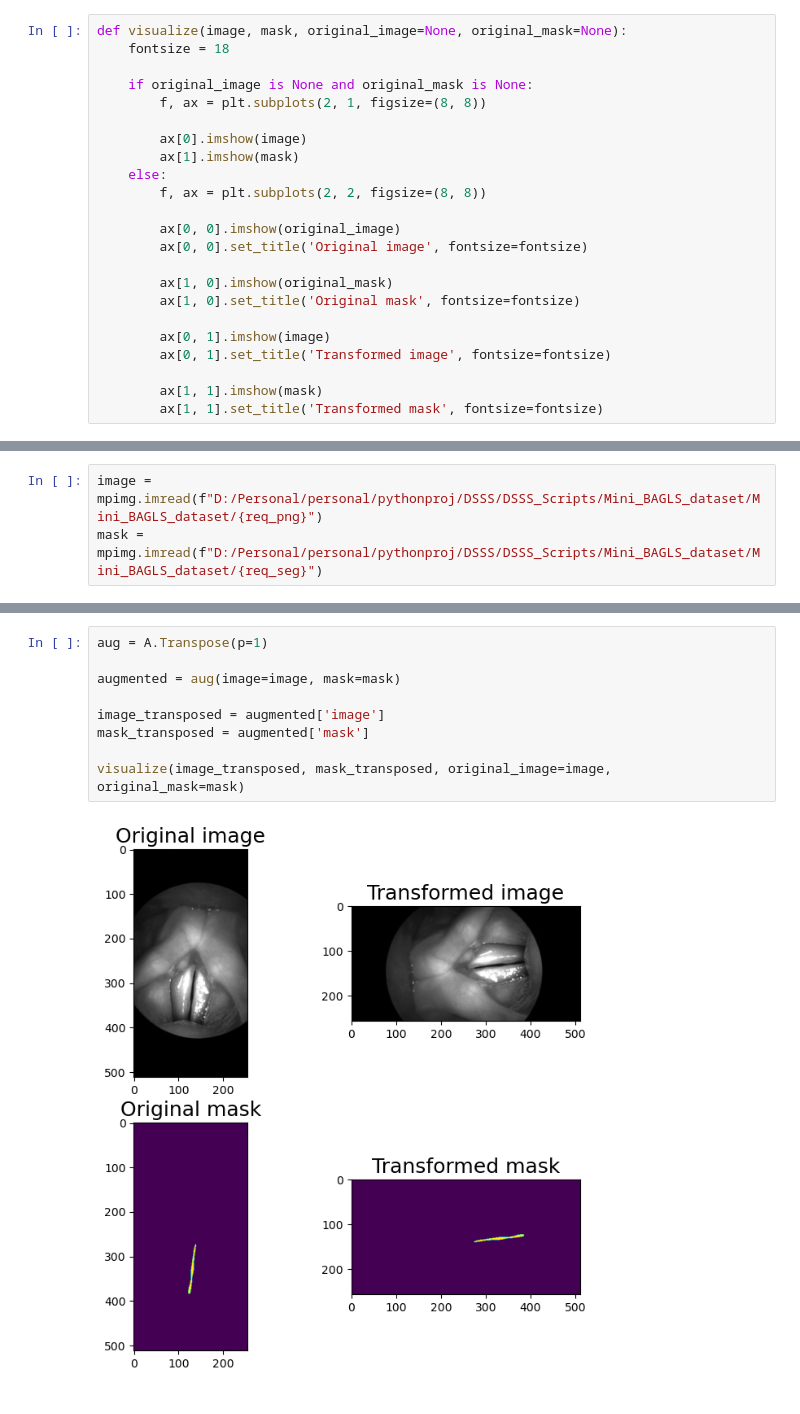
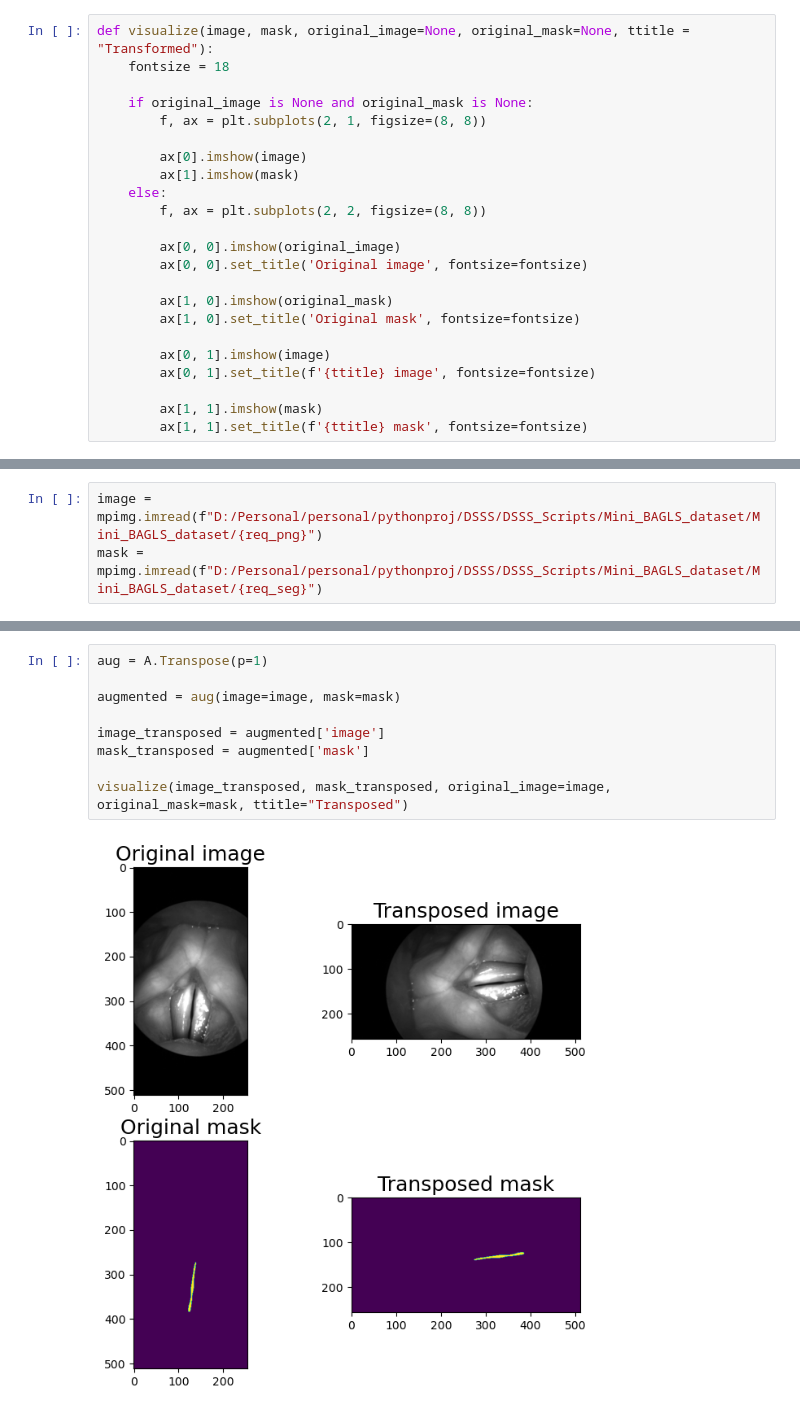
Before and after one commit to KavileBhagavathi/DSSS_Scripts, a Jupyter notebook: Assignment6/Assignment6.ipynb, the cells around one changed output, grey strips where cells are left out. Cells and saved outputs as stored; diff of their text form.

```diff
--- a/Assignment6/Assignment6.ipynb
+++ b/Assignment6/Assignment6.ipynb
@@ -153,7 +156,7 @@ def retrieve_seg_meta(rand_png,seg,meta):
             return_meta = metafile
     return return_seg,return_meta
 # %%
-def visualize(image, mask, original_image=None, original_mask=None):
+def visualize(image, mask, original_image=None, original_mask=None, ttitle = "Transformed"):
     fontsize = 18
 
     if original_image is None and original_mask is None:
@@ -171,10 +174,10 @@ def visualize(image, mask, original_image=None, original_mask=None):
         ax[1, 0].set_title('Original mask', fontsize=fontsize)
 
         ax[0, 1].imshow(image)
-        ax[0, 1].set_title('Transformed image', fontsize=fontsize)
+        ax[0, 1].set_title(f'{ttitle} image', fontsize=fontsize)
 
         ax[1, 1].imshow(mask)
-        ax[1, 1].set_title('Transformed mask', fontsize=fontsize)
+        ax[1, 1].set_title(f'{ttitle} mask', fontsize=fontsize)
 # %%
 file_list = load_baglsfolder()
 meta, png, seg = file_seg(file_list)
@@ -204,11 +207,11 @@ visualize(image_h_flipped, mask_h_flipped, original_image=image, original_mask=m
 # %%
 aug = A.Transpose(p=1)
 
 augmented = aug(image=image, mask=mask)
 
 image_transposed = augmented['image']
 mask_transposed = augmented['mask']
 
-visualize(image_transposed, mask_transposed, original_image=image, original_mask=mask)
+visualize(image_transposed, mask_transposed, original_image=image, original_mask=mask, ttitle="Transposed")
 # %% [output]
-[figure, old version]
+[figure, new version]
```
Also changed, not shown: parts of 3 cells of this notebook.
